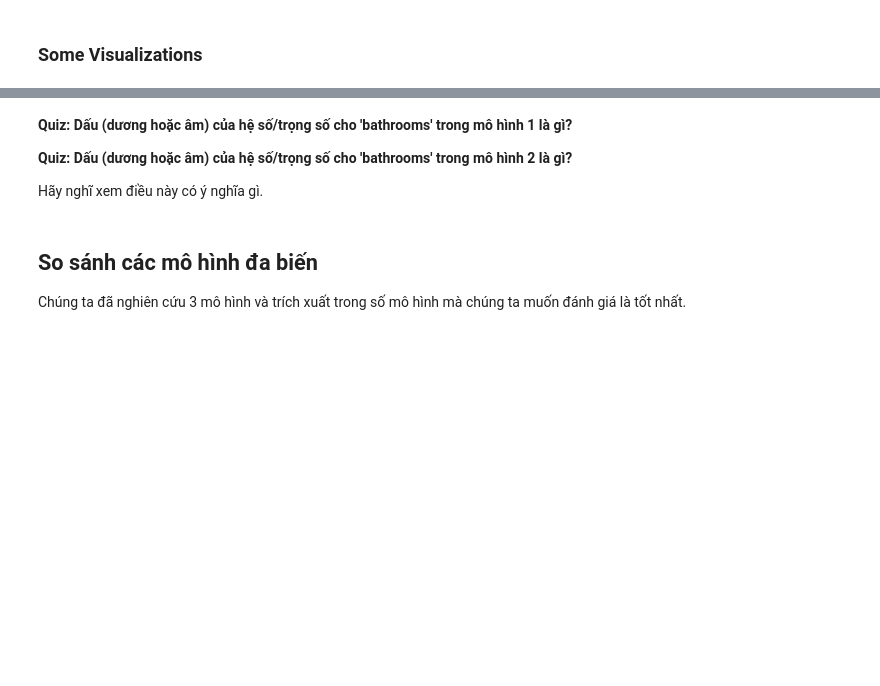
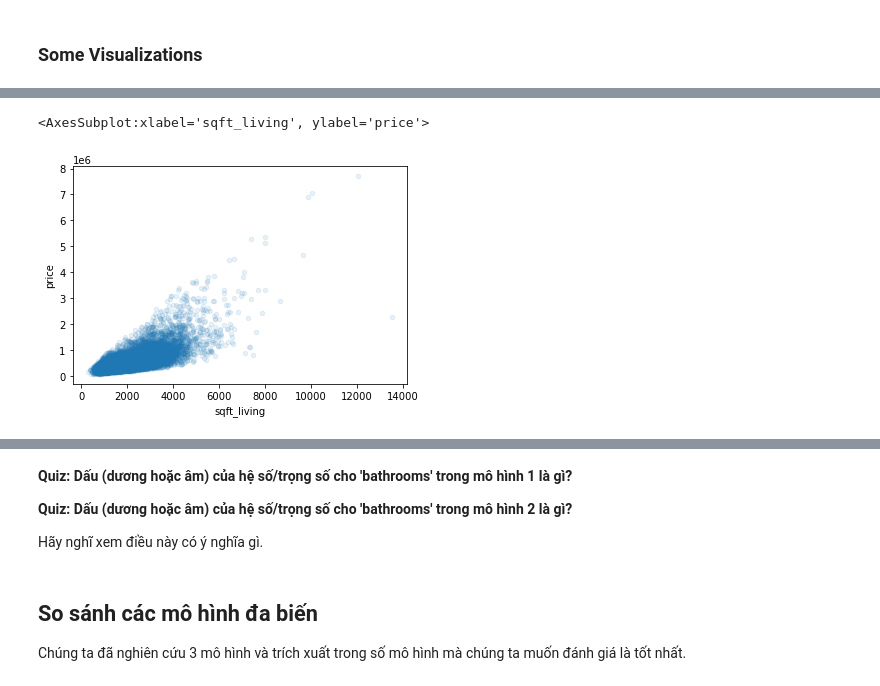
Before and after one commit to aidino/funix, a Jupyter notebook: labs/c2-regression/lab-2.ipynb, the cells around one changed output, grey strips where cells are left out. Saved outputs shown, nothing was run; the diff lists cells and outputs as text; code cells hidden in the pictures; blank space fills up the shorter version.

```diff
--- a/labs/c2-regression/lab-2.ipynb
+++ b/labs/c2-regression/lab-2.ipynb
@@ -202,0 +200,6 @@ Model 3: - coef_: [ 5.37808086e+02  2.78047842e+03  1.01363766e+05  2.00276796e+
+# %%
+# Model: 1 'sqft_living', 'bedrooms', 'bathrooms', 'lat', 'long'
+train_data.plot(x='sqft_living', y='price', kind='scatter', alpha=0.1)
+# %% [output]
+<AxesSubplot:xlabel='sqft_living', ylabel='price'>
+[figure, added]
```
Also changed, not shown: parts of 9 cells of this notebook.
